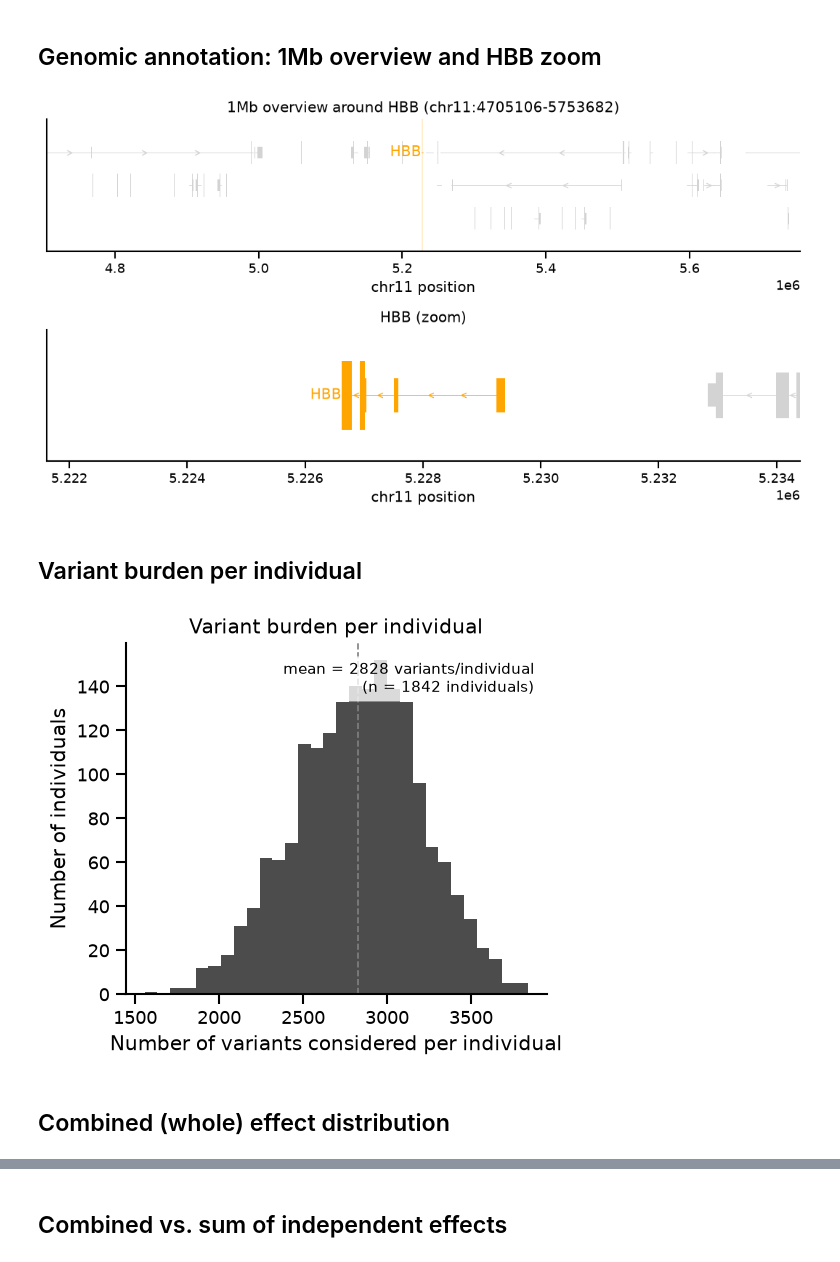
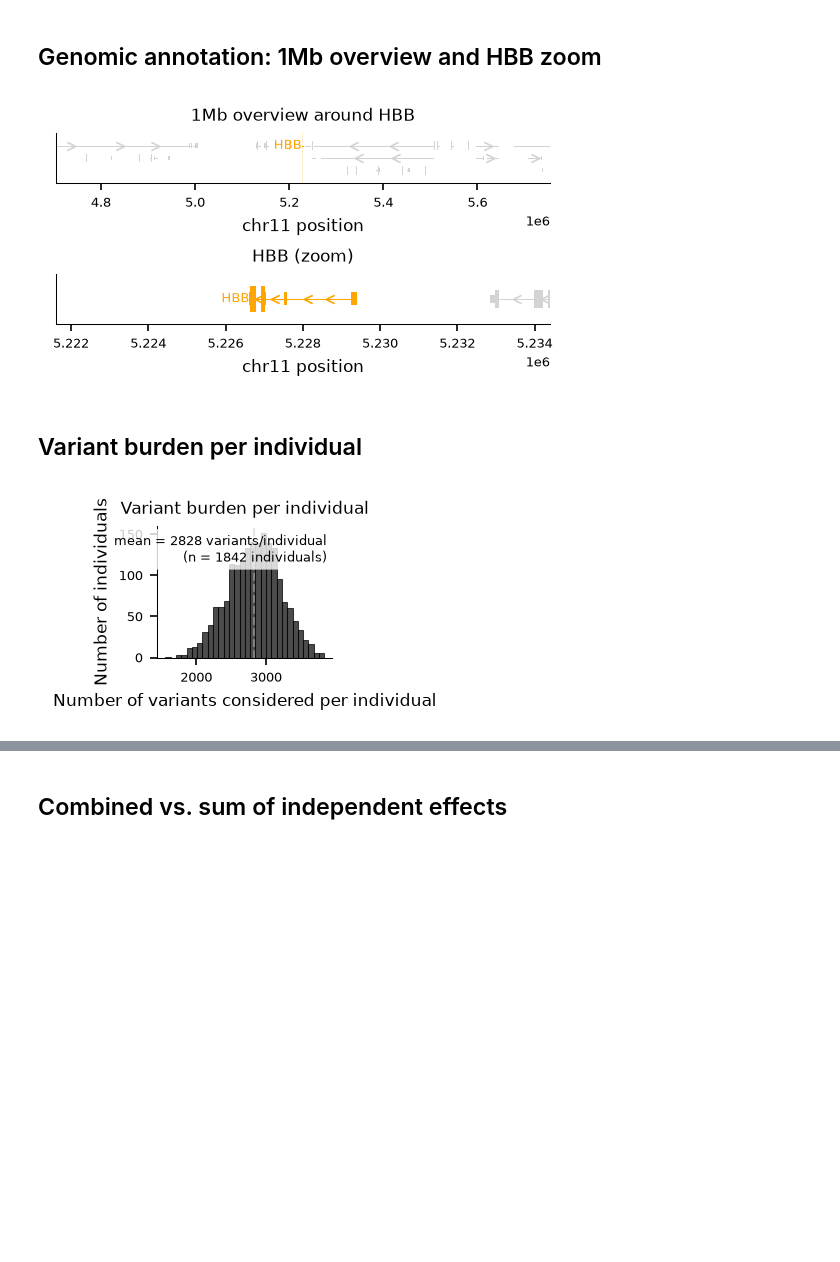
Before and after one commit to DiasFrazerGroup/wigttsoip, a Jupyter notebook: notebooks/hbb.ipynb, the cells around one changed output, grey strips where cells are left out. Drawn from its saved outputs; the diff is of its cells as text; code cells hidden in the pictures; blank space fills up the shorter version.

```diff
--- a/notebooks/hbb.ipynb
+++ b/notebooks/hbb.ipynb
@@ -4,6 +4,7 @@
 ## Imports
 # %%
 import dataclasses
+import os
 
 import duckdb
 import matplotlib as mpl
@@ -18,10 +19,12 @@ from alphagenome.data import genome
 from alphagenome.data import transcript as transcript_utils
 from alphagenome.visualization import plot_transcripts
 
-mpl.rcParams["figure.dpi"] = 120
-mpl.rcParams["axes.spines.top"] = False
-mpl.rcParams["axes.spines.right"] = False
-sns.set_context("notebook")
+from figutils import cm, set_figure_style
+
+set_figure_style()
+
+PDF_DIR = "pdfs/hbb"
+os.makedirs(PDF_DIR, exist_ok=True)
 
 TRACK_NAME = "UBERON:0013756 gtex Whole_Blood polyA plus RNA-seq"
 TRACK_STRAND = "."
@@ -124,35 +134,35 @@ def draw_gene_track(ax, transcripts, interval, cds_scale=1.0):
     ax.set_xlabel(f"{CHROMOSOME} position")
 
 
-fig, (ax_overview, ax_zoom) = plt.subplots(2, 1, figsize=(9, 5))
+fig, (ax_overview, ax_zoom) = plt.subplots(2, 1, figsize=(9*cm, 5*cm))
 
 draw_gene_track(ax_overview, transcripts_overview, INTERVAL, cds_scale=1.0)
 ax_overview.axvspan(hbb_start, hbb_end, color="orange", alpha=0.2, zorder=0, lw=0)
-ax_overview.set_title(f"1Mb overview around HBB ({CHROMOSOME}:{INTERVAL.start}-{INTERVAL.end})")
+ax_overview.set_title("1Mb overview around HBB")
 
 draw_gene_track(ax_zoom, transcripts_zoom, ZOOM_INTERVAL, cds_scale=1.5)
 ax_zoom.set_title("HBB (zoom)")
 
 fig.tight_layout()
+fig.savefig(os.path.join(PDF_DIR, "gene_annotation.pdf"), bbox_inches="tight")
 # %% [output]
-[figure, old version]
+[figure, new version]
 # %% [markdown]
 ## Variant burden per individual
 # %%
-fig, ax = plt.subplots(figsize=(4.5, 4))
+fig, ax = plt.subplots(figsize=(4.5*cm, 4*cm))
 ax.hist(combined["n_variants_matched"], bins=30, color="black", alpha=0.7)
 mean_n = combined["n_variants_matched"].mean()
 ax.axvline(mean_n, color="gray", lw=1, ls="--")
 ax.text(
     0.97, 0.95, f"mean = {mean_n:.0f} variants/individual\n(n = {len(combined)} individuals)",
-    transform=ax.transAxes, ha="right", va="top", fontsize=9,
+    transform=ax.transAxes, ha="right", va="top",
     bbox=dict(boxstyle="round", facecolor="white", edgecolor="none", alpha=0.8),
 )
 ax.set_xlabel("Number of variants considered per individual")
 ax.set_ylabel("Number of individuals")
 ax.set_title("Variant burden per individual")
 fig.tight_layout()
+fig.savefig(os.path.join(PDF_DIR, "variant_burden.pdf"), bbox_inches="tight")
 # %% [output]
-[figure, old version]
+[figure, new version]
-# %% [markdown]
-## Combined (whole) effect distribution
```
Also changed, not shown: parts of 17 cells of this notebook, 9 other files.
